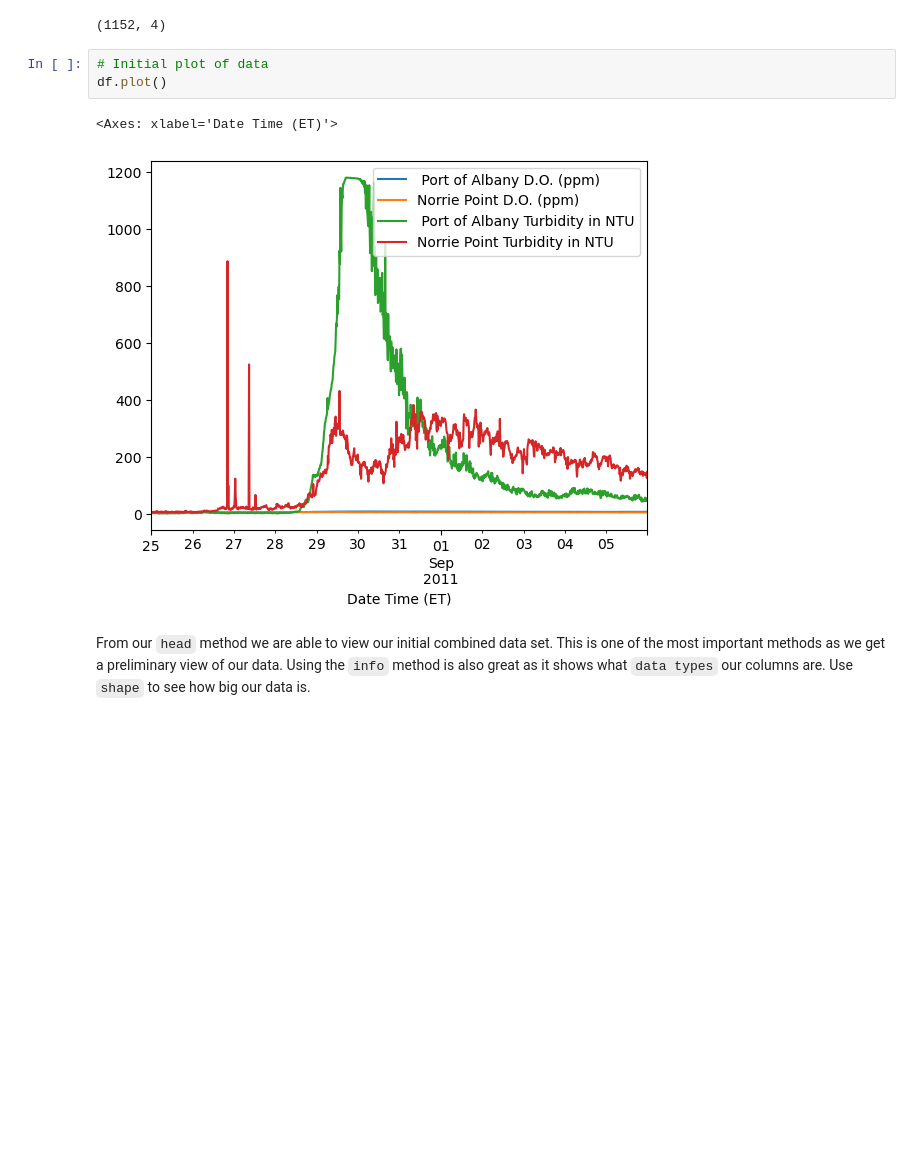
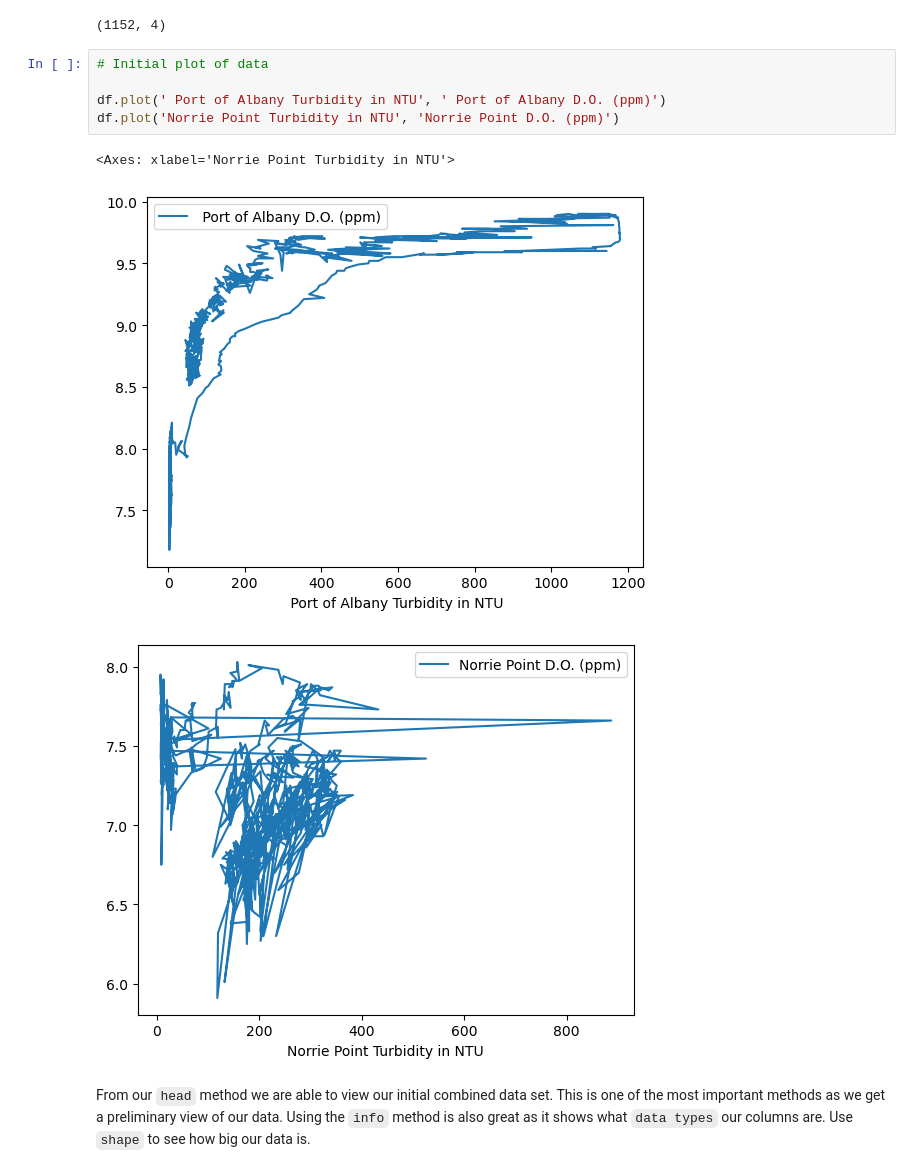
Before and after one commit to tommats00/EDS232-labs, a Jupyter notebook: Week1/Lab1-hurricane.ipynb, the cells around one changed output. Cells and saved outputs as stored; diff of their text form; blank space fills up the shorter version.

Commit message:
edited initial plot

```diff
--- a/Week1/Lab1-hurricane.ipynb
+++ b/Week1/Lab1-hurricane.ipynb
@@ -122,10 +122,13 @@ df.shape
 (1152, 4)
 # %%
 # Initial plot of data
-df.plot()
+
+df.plot(' Port of Albany Turbidity in NTU', ' Port of Albany D.O. (ppm)')
+df.plot('Norrie Point Turbidity in NTU', 'Norrie Point D.O. (ppm)')
 # %% [output]
-<Axes: xlabel='Date Time (ET)'>
+<Axes: xlabel='Norrie Point Turbidity in NTU'>
-[figure, old version]
+[figure, new version]
+[figure, added]
 # %% [markdown]
 From our `head` method we are able to view our initial combined data set. This is one of the most important methods as we get a preliminary view of our data. Using the `info` method is also great as it shows what `data types` our columns are. Use `shape` to see how big our data is.
 # %% [markdown]
```
Also changed, not shown: parts of 1 cell of this notebook.
